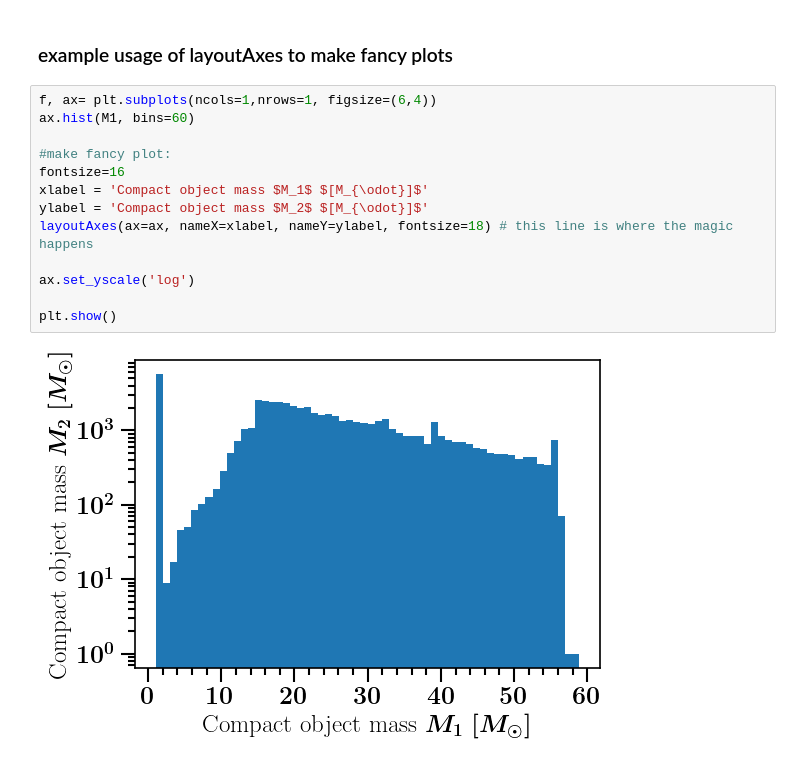
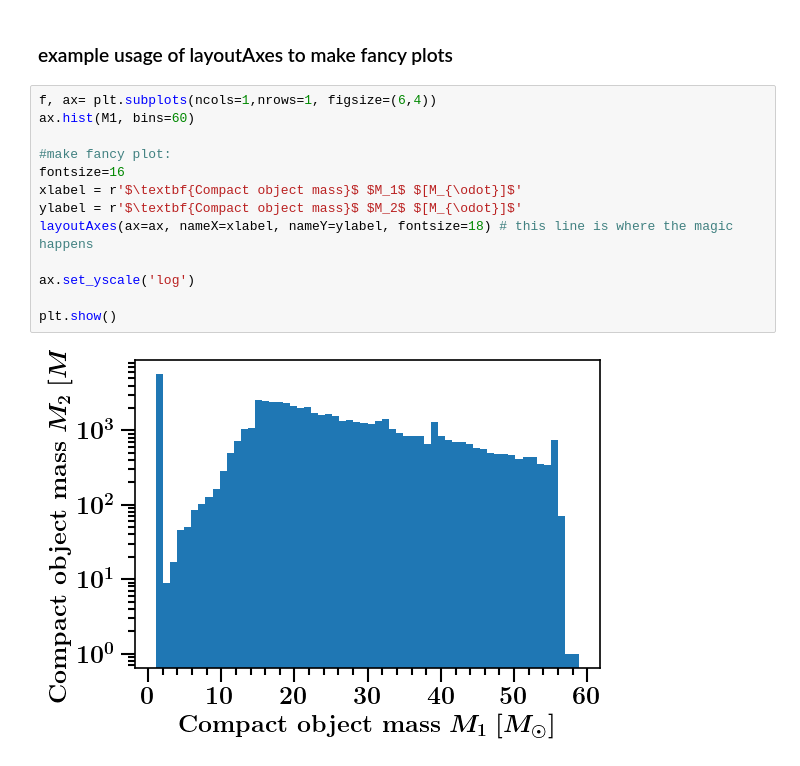
Before and after one commit to Aetherious/GROWL-catalog-public, a Jupyter notebook: reading_data/Romagnolo2024.ipynb, the cells around one changed output. Saved outputs shown, nothing was run; the diff lists cells and outputs as text.

```diff
--- a/reading_data/Romagnolo2024.ipynb
+++ b/reading_data/Romagnolo2024.ipynb
@@ -162,15 +162,15 @@ from PostProcessingScripts import *
 # %%
 f, ax= plt.subplots(ncols=1,nrows=1, figsize=(6,4))
 ax.hist(M1, bins=60)
 
 #make fancy plot:
 fontsize=16
-xlabel = 'Compact object mass $M_1$ $[M_{\odot}]$'
-ylabel = 'Compact object mass $M_2$ $[M_{\odot}]$'
+xlabel = r'$\textbf{Compact object mass}$ $M_1$ $[M_{\odot}]$'
+ylabel = r'$\textbf{Compact object mass}$ $M_2$ $[M_{\odot}]$'
 layoutAxes(ax=ax, nameX=xlabel, nameY=ylabel, fontsize=18) # this line is where the magic happens
 
 ax.set_yscale('log')
 
 plt.show()
 # %% [output]
-[figure, old version]
+[figure, new version]
```
